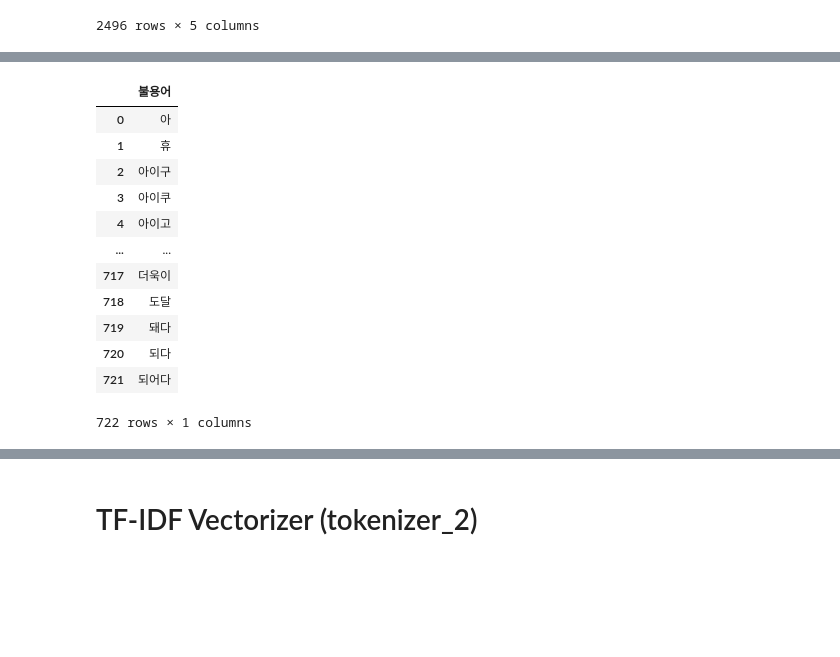
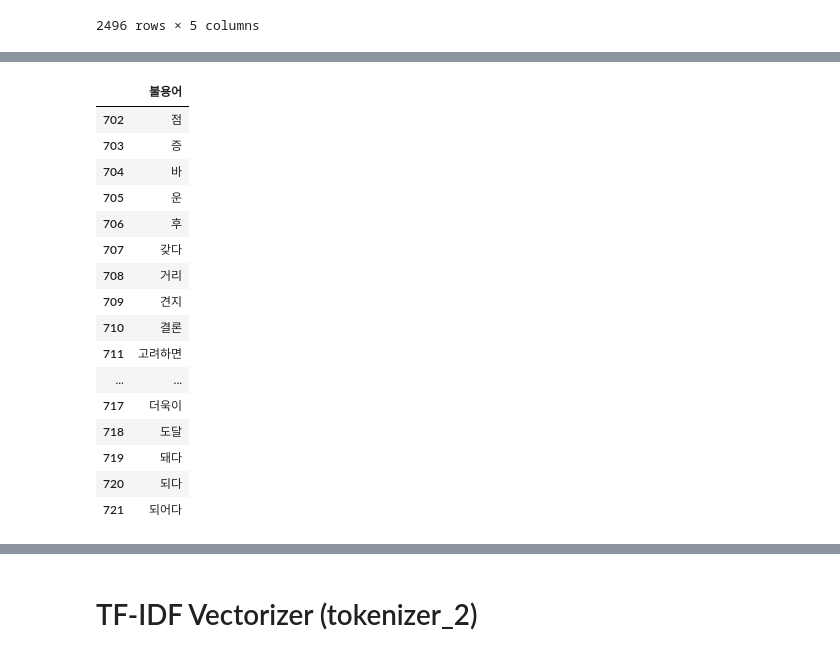
Before and after one commit to park1997/IndustrialSystemsEngineering_Project, a Jupyter notebook: 손해배상.ipynb, the cells around one changed output, grey strips where cells are left out. Saved outputs shown, nothing was run; the diff lists cells and outputs as text; code cells hidden in the pictures; blank space fills up the shorter version.

```diff
--- a/손해배상.ipynb
+++ b/손해배상.ipynb
@@ -324,24 +324,28 @@ Name: 이유, Length: 1828, dtype: object
 # %%
 from konlpy.tag import Mecab
 tagger = Mecab()
 # 불용어 리스트
 # 불용어, 불필요 단어 제거
 stop_words_df = pd.read_excel("stopwords.xlsx")
-stop_words_df
+stop_words_df.tail(20)
 # %% [output]
 |  | 불용어 |
-| 0 | 아 |
-| 1 | 휴 |
-| 2 | 아이구 |
-| 3 | 아이쿠 |
-| 4 | 아이고 |
+| 702 | 점 |
+| 703 | 증 |
+| 704 | 바 |
+| 705 | 운 |
+| 706 | 후 |
+| 707 | 갖다 |
+| 708 | 거리 |
+| 709 | 견지 |
+| 710 | 결론 |
+| 711 | 고려하면 |
 | ... | ... |
 | 717 | 더욱이 |
 | 718 | 도달 |
 | 719 | 돼다 |
 | 720 | 되다 |
 | 721 | 되어다 |
-722 rows × 1 columns
 # %%
 # 명사부분 추출
 nouns = []
```
Also changed, not shown: parts of 15 cells of this notebook, 7 other files.
